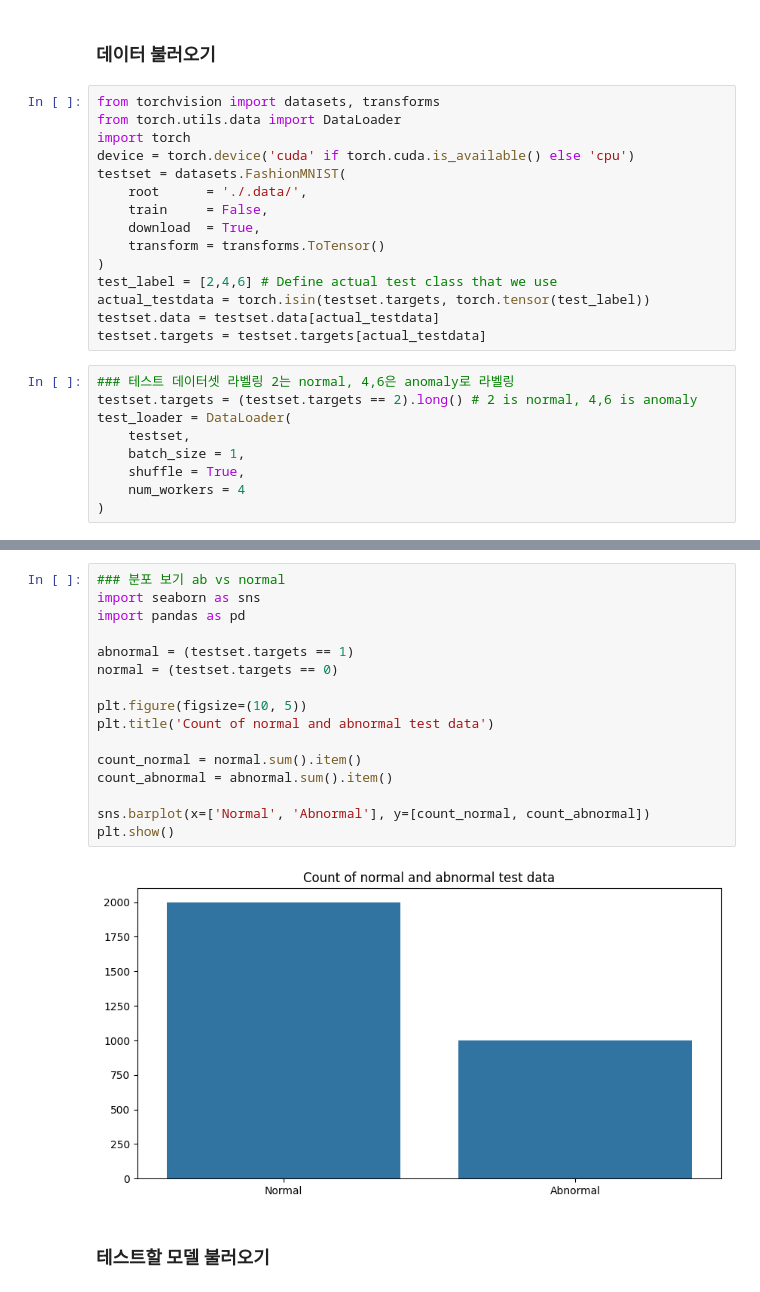
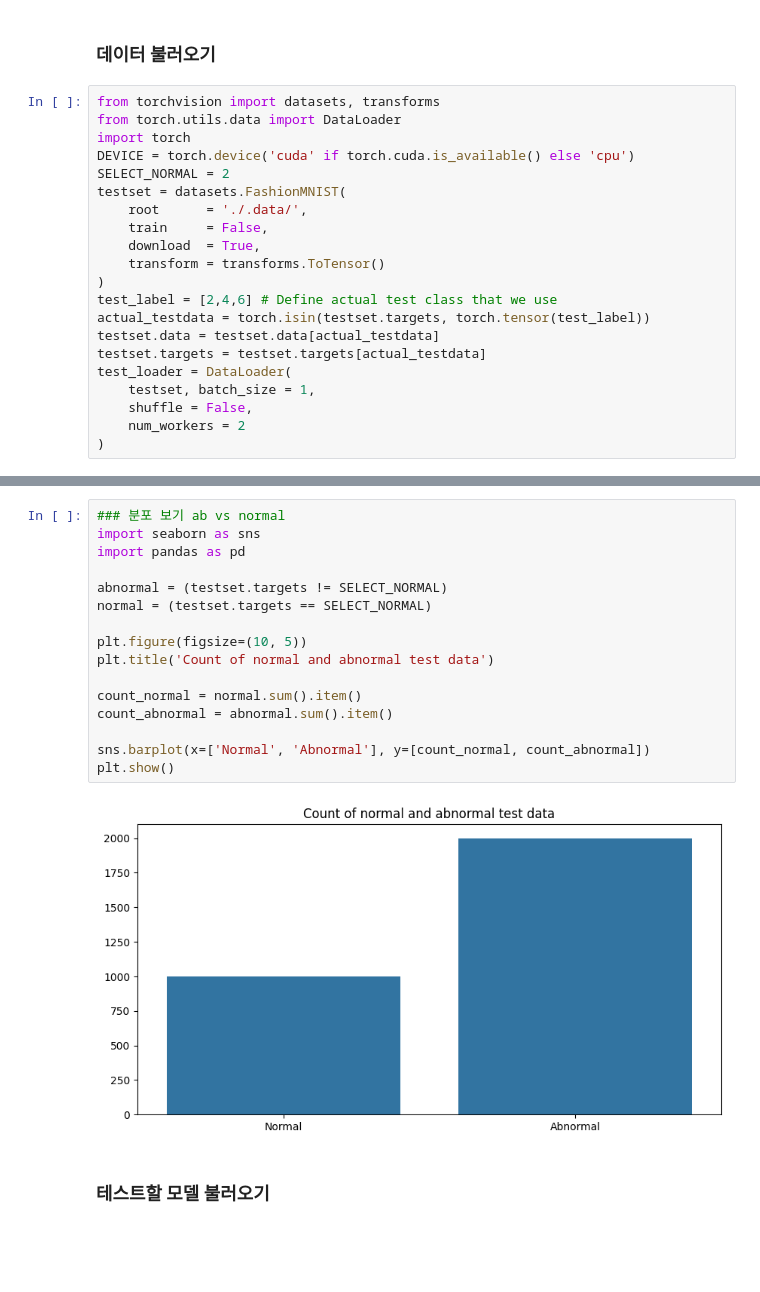
Before and after one commit to sepengsu/cv_project, a Jupyter notebook: ad-poject/visual.ipynb, the cells around one changed output, grey strips where cells are left out. Saved outputs shown, nothing was run; the diff lists cells and outputs as text; blank space fills up the shorter version.

```diff
--- a/ad-poject/visual.ipynb
+++ b/ad-poject/visual.ipynb
@@ -4,7 +4,8 @@
 from torchvision import datasets, transforms
 from torch.utils.data import DataLoader
 import torch
-device = torch.device('cuda' if torch.cuda.is_available() else 'cpu')
+DEVICE = torch.device('cuda' if torch.cuda.is_available() else 'cpu')
+SELECT_NORMAL = 2
 testset = datasets.FashionMNIST(
     root      = './.data/',
     train     = False,
@@ -15,12 +16,8 @@ test_label = [2,4,6] # Define actual test class that we use
 actual_testdata = torch.isin(testset.targets, torch.tensor(test_label))
 testset.data = testset.data[actual_testdata]
 testset.targets = testset.targets[actual_testdata]
+test_loader = DataLoader(
+    testset, batch_size = 1,
+    shuffle = False,
+    num_workers = 2
+)
-# %%
-### 테스트 데이터셋 라벨링 2는 normal, 4,6은 anomaly로 라벨링
-testset.targets = (testset.targets == 2).long() # 2 is normal, 4,6 is anomaly
-test_loader = DataLoader(
-    testset,
-    batch_size = 1,
-    shuffle = True,
-    num_workers = 4
-)
@@ -41,21 +44,21 @@ plt.show()
 # %%
 ### 분포 보기 ab vs normal
 import seaborn as sns
 import pandas as pd
 
-abnormal = (testset.targets == 1)
-normal = (testset.targets == 0)
+abnormal = (testset.targets != SELECT_NORMAL)
+normal = (testset.targets == SELECT_NORMAL)
 
 plt.figure(figsize=(10, 5))
 plt.title('Count of normal and abnormal test data')
 
 count_normal = normal.sum().item()
 count_abnormal = abnormal.sum().item()
 
 sns.barplot(x=['Normal', 'Abnormal'], y=[count_normal, count_abnormal])
 plt.show()
 # %% [output]
-[figure, old version]
+[figure, new version]
 # %% [markdown]
 ### 테스트할 모델 불러오기
 # %%
```
Also changed, not shown: parts of 7 cells of this notebook, 22 other files.
